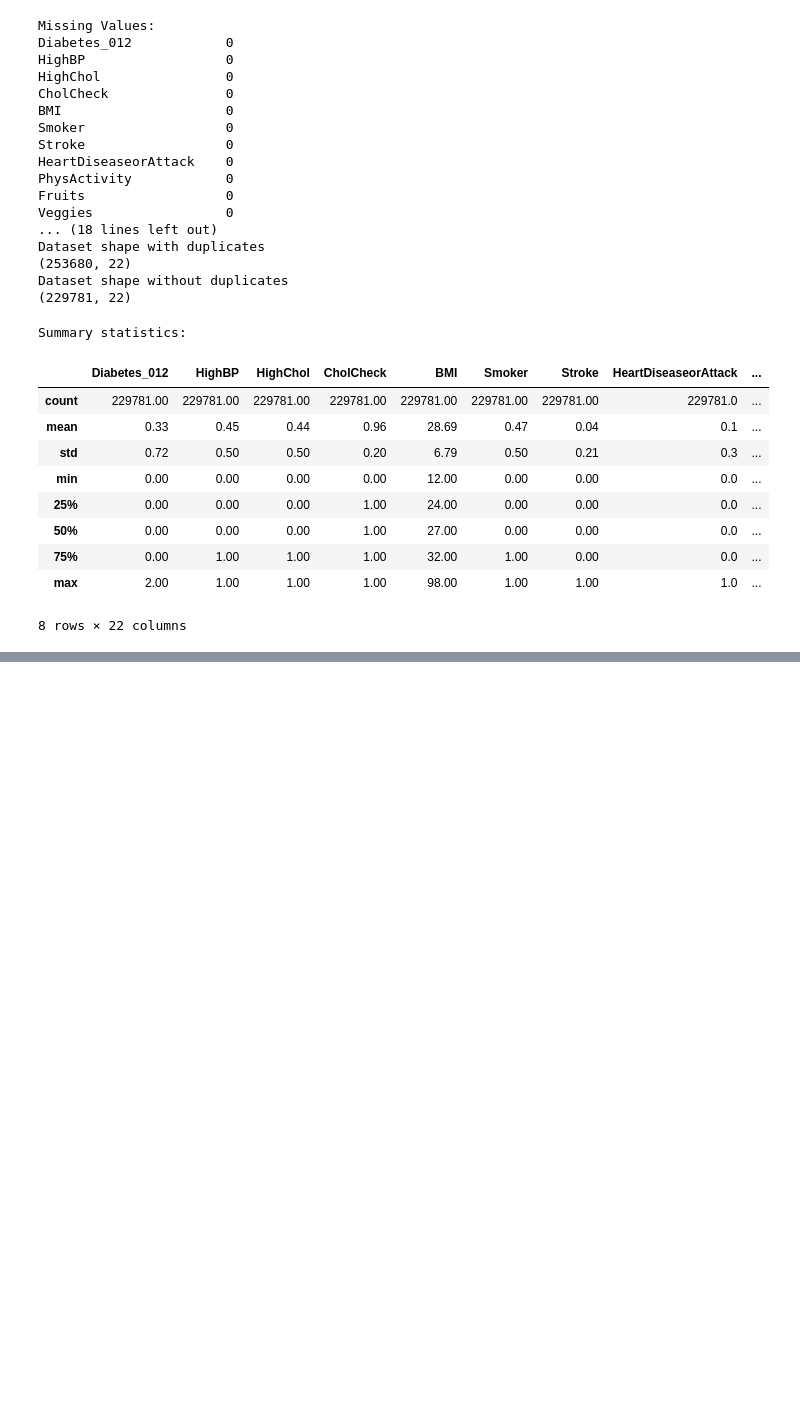
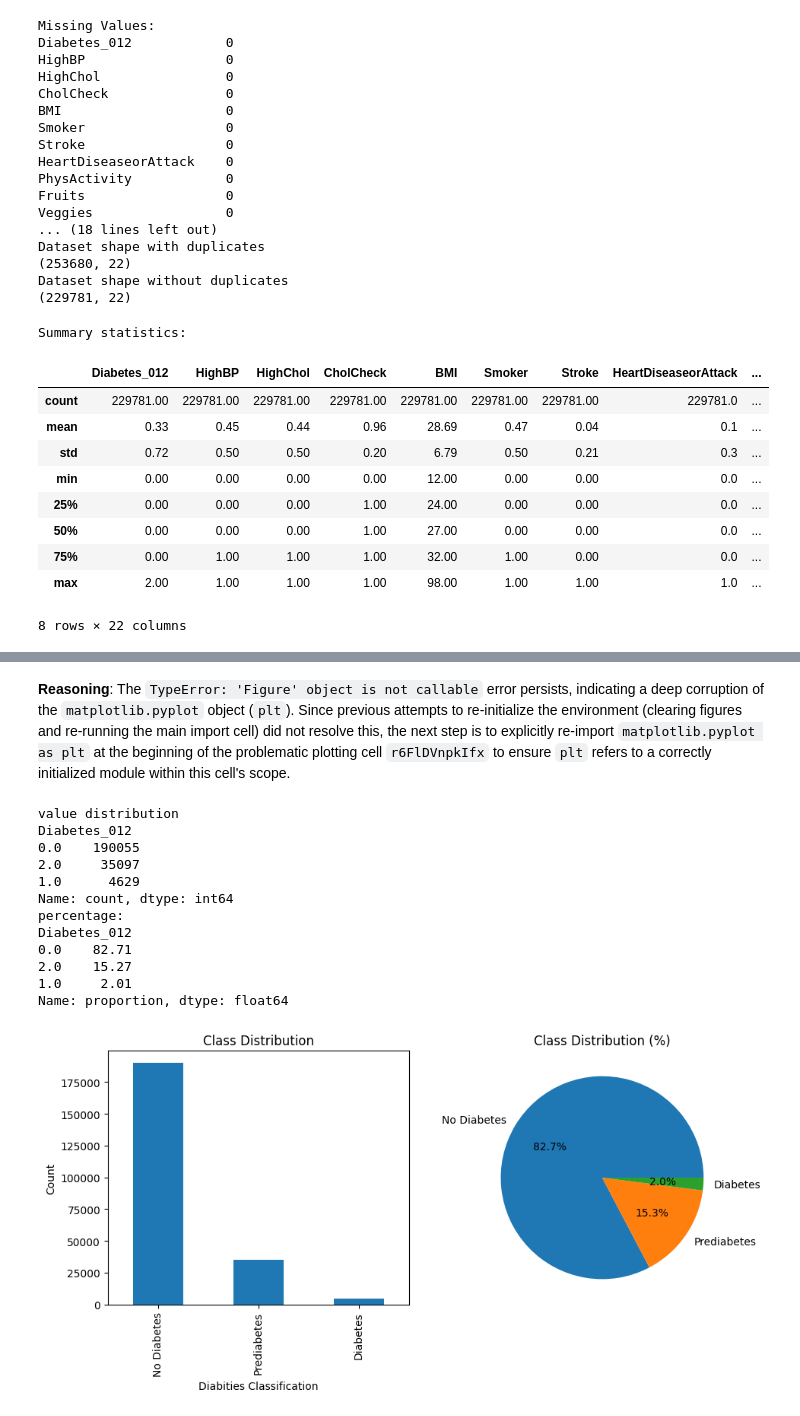
Before and after one commit to jk74u/FAIDM-Diabetes-Project, a Jupyter notebook: Mainlogic.ipynb, the cells around one changed output, grey strips where cells are left out. Cells and saved outputs as stored; diff of their text form; code cells hidden in the pictures; blank space fills up the shorter version.

Commit message:
Data understanding and exploratory analysis done.

```diff
--- a/Mainlogic.ipynb
+++ b/Mainlogic.ipynb
@@ -151,0 +346,57 @@ Summary statistics:
+# %% [markdown]
+**Reasoning**:
+The `TypeError: 'Figure' object is not callable` error persists, indicating a deep corruption of the `matplotlib.pyplot` object (`plt`). Since previous attempts to re-initialize the environment (clearing figures and re-running the main import cell) did not resolve this, the next step is to explicitly re-import `matplotlib.pyplot as plt` at the beginning of the problematic plotting cell `r6FlDVnpkIfx` to ensure `plt` refers to a correctly initialized module within this cell's scope.
+# %%
+import sys
+
+# Aggressively remove matplotlib and its submodules from sys.modules
+# to ensure a complete and clean re-import.
+for module in list(sys.modules.keys()):
+    if module.startswith('matplotlib'):
+        del sys.modules[module]
+
+# Also delete the 'plt' variable if it exists in the current scope
+# to ensure a fresh assignment after module reload.
+if 'plt' in locals() or 'plt' in globals():
+    del plt
+
+# Now, re-import matplotlib.pyplot
+import matplotlib.pyplot as plt
+
+# class distribution analysis
+print("value distribution")
+print(df['Diabetes_012'].value_counts())
+print("percentage:")
+print(df['Diabetes_012'].value_counts(normalize=True).round(4) * 100)
+
+# visualisation of distribution
+fig , axes = plt.subplots(1,2, figsize=(10,5))
+
+# bar chart  of class distribution
+df['Diabetes_012'].value_counts().plot(kind='bar', ax=axes[0])
+axes[0].set_title('Class Distribution')
+axes[0].set_xlabel('Diabities Classification')
+axes[0].set_ylabel('Count')
+axes[0].set_xticklabels(['No Diabetes', 'Prediabetes', 'Diabetes'])
+
+# pie chart of class distribution
+df['Diabetes_012'].value_counts().plot(kind='pie', ax=axes[1] , autopct='%1.1f%%', labels=['No Diabetes', 'Prediabetes', 'Diabetes'])
+axes[1].set_title('Class Distribution (%)')
+axes[1].set_ylabel('')
+
+plt.tight_layout()
+plt.show()
+# %% [output]
+value distribution
+Diabetes_012
+0.0    190055
+2.0     35097
+1.0      4629
+Name: count, dtype: int64
+percentage:
+Diabetes_012
+0.0    82.71
+2.0    15.27
+1.0     2.01
+Name: proportion, dtype: float64
+[figure, added]
```
Also changed, not shown: parts of 20 cells of this notebook.
